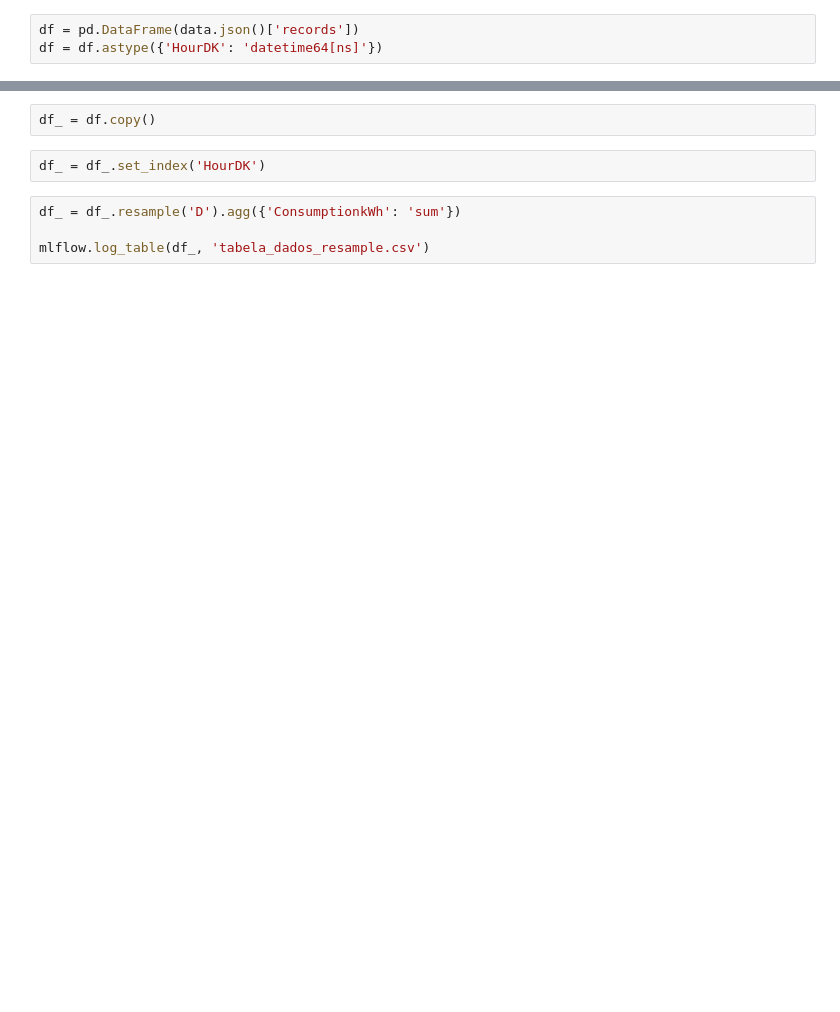
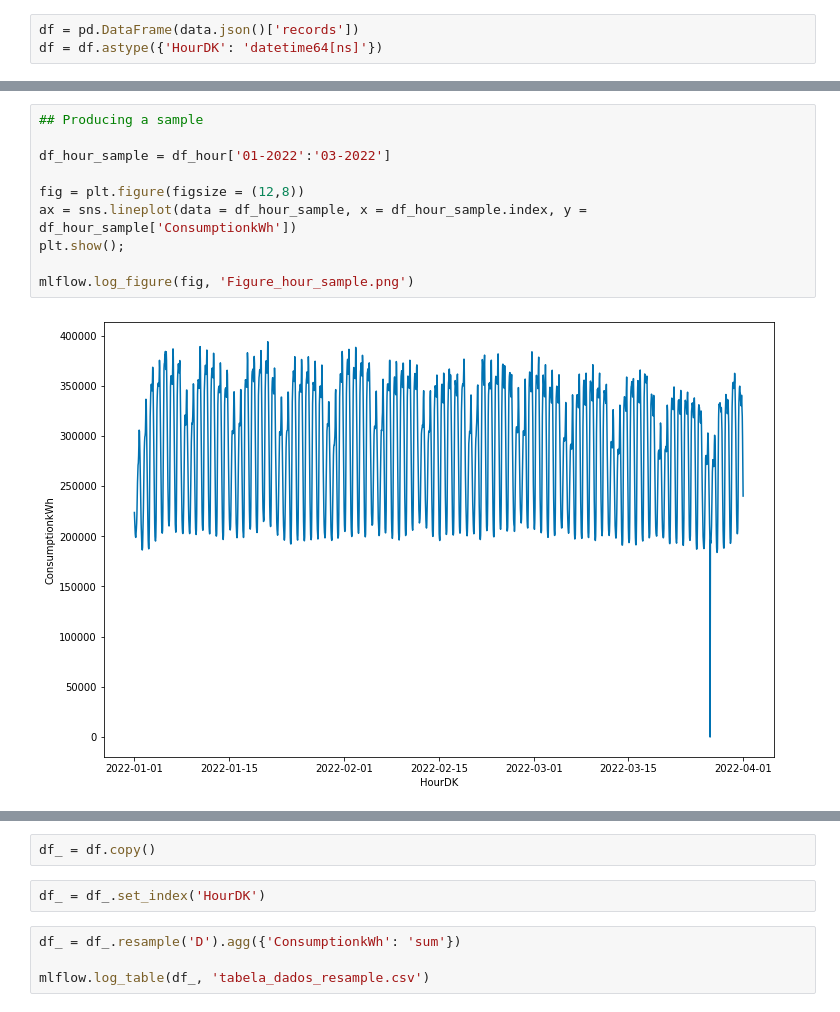
Before and after one commit to GiovaneCarvalho/Forecast_Consumo_Energia_Dinamarques, a Jupyter notebook: API.ipynb, the cells around one changed output, grey strips where cells are left out. Drawn from its saved outputs; the diff is of its cells as text; blank space fills up the shorter version.

```diff
--- a/API.ipynb
+++ b/API.ipynb
@@ -34,0 +86,12 @@ df = df.astype({'HourDK': 'datetime64[ns]'})
+# %%
+## Producing a sample
+
+df_hour_sample = df_hour['01-2022':'03-2022']
+
+fig = plt.figure(figsize = (12,8))
+ax = sns.lineplot(data = df_hour_sample, x = df_hour_sample.index, y = df_hour_sample['ConsumptionkWh'])
+plt.show();
+
+mlflow.log_figure(fig, 'Figure_hour_sample.png')
+# %% [output]
+[figure, added]
```
Also changed, not shown: parts of 31 cells of this notebook.
